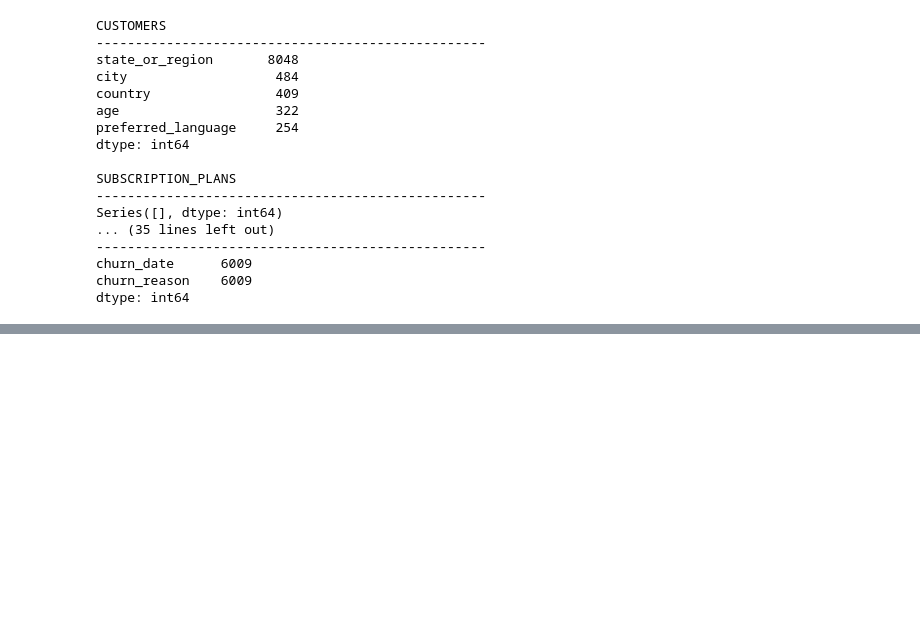
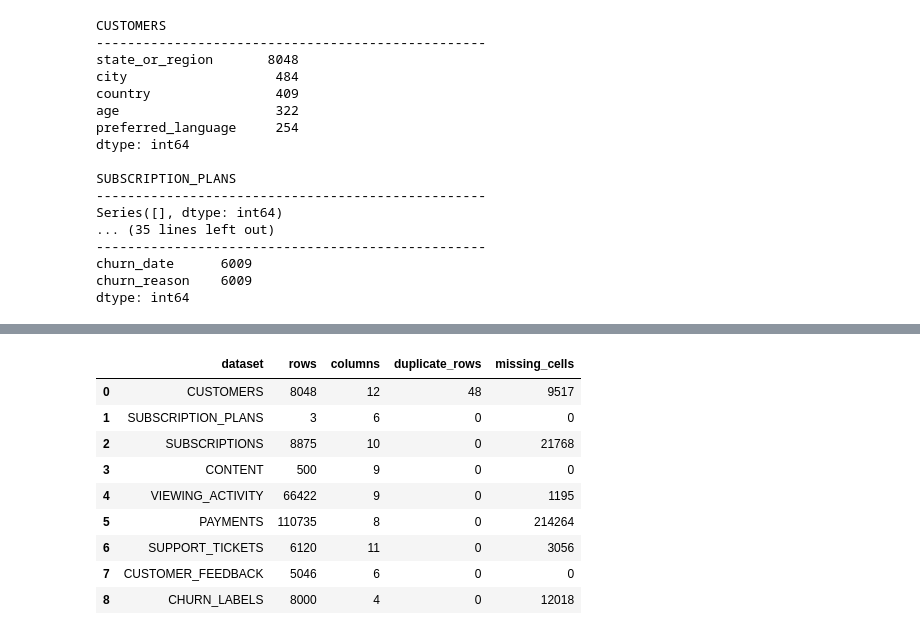
Before and after one commit to Gupta-Vasudha/netflix-customer-intelligence-ai-copilot, a Jupyter notebook: notebooks/00_data_inspection.ipynb, the cells around one changed output, grey strips where cells are left out. Cells and saved outputs as stored; diff of their text form; code cells hidden in the pictures; blank space fills up the shorter version.

Commit message:
complete data inspection

```diff
--- a/notebooks/00_data_inspection.ipynb
+++ b/notebooks/00_data_inspection.ipynb
@@ -92,3 +92,7 @@ Series([], dtype: int64)
 churn_date      6009
 churn_reason    6009
 dtype: int64
+# %%
+for name, df in datasets.items():
+    print(f"\n{name.upper()}")
+    print(df.duplicated().sum())
@@ -94,0 +117,11 @@ dtype: int64
+# %%
+# inspecting numerical columns
+
+for name, df in datasets.items():
+    print(f"\n{name.upper()}")
+    print("-" * 50)
+
+    numerical_columns = df.select_dtypes(include= np.number).columns
+
+    if len(numerical_columns) > 0:
+        display(df[numerical_columns].describe().T)
@@ -94,0 +160,12 @@ dtype: int64
+# %%
+# inspect categorical columns
+
+for name, df in datasets.items():
+    print(f"\n{name.upper()}")
+    print("-" * 50)
+
+    categorical_columns = df.select_dtypes(include= 'object').columns
+
+    for column in categorical_columns:
+        print(f"\n{column}")
+        print(df[column].value_counts(dropna= False).head(20))
@@ -94,0 +208,26 @@ dtype: int64
+# %%
+summary = []
+
+for name, df in datasets.items():
+    summary.append({
+        "dataset": name.upper(),
+        "rows": df.shape[0],
+        "columns": df.shape[1],
+        "duplicate_rows": df.duplicated().sum(),
+        "missing_cells": df.isnull().sum().sum()
+    })
+
+summary_df = pd.DataFrame(summary)
+
+summary_df
+# %% [output]
+|  | dataset | rows | columns | duplicate_rows | missing_cells |
+| 0 | CUSTOMERS | 8048 | 12 | 48 | 9517 |
+| 1 | SUBSCRIPTION_PLANS | 3 | 6 | 0 | 0 |
+| 2 | SUBSCRIPTIONS | 8875 | 10 | 0 | 21768 |
+| 3 | CONTENT | 500 | 9 | 0 | 0 |
+| 4 | VIEWING_ACTIVITY | 66422 | 9 | 0 | 1195 |
+| 5 | PAYMENTS | 110735 | 8 | 0 | 214264 |
+| 6 | SUPPORT_TICKETS | 6120 | 11 | 0 | 3056 |
+| 7 | CUSTOMER_FEEDBACK | 5046 | 6 | 0 | 0 |
+| 8 | CHURN_LABELS | 8000 | 4 | 0 | 12018 |
```
Also changed, not shown: parts of 3 cells of this notebook.
